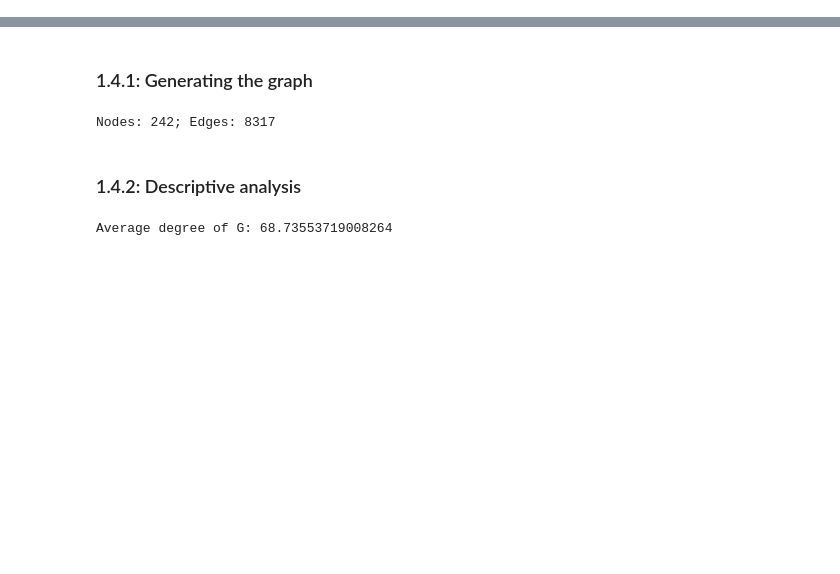
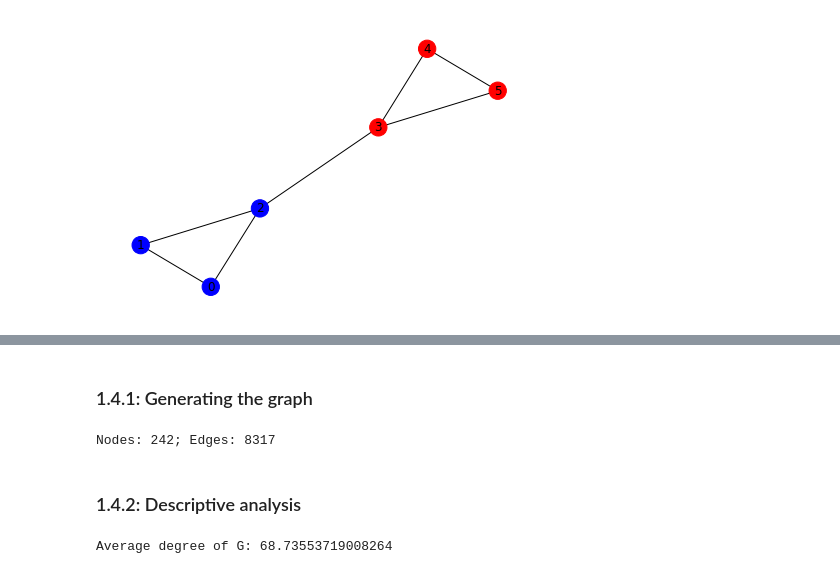
Before and after one commit to nglaze00/ELEC-573, a Jupyter notebook: hw1/hw1.ipynb, the cells around one changed output, grey strips where cells are left out. Drawn from its saved outputs; the diff is of its cells as text; code cells hidden in the pictures; blank space fills up the shorter version.

```diff
--- a/hw1/hw1.ipynb
+++ b/hw1/hw1.ipynb
@@ -9,0 +116,43 @@ plt.style.use('openstax')
+# %%
+# clustering methods
+
+def mod_max_clustering(G):
+
+    # compute modularity matrix
+    d = np.array([d_i for (i, d_i) in G.degree()])
+
+    n_edges = len(G.edges)
+
+    B = A - np.outer(d, d) / (2 * n_edges)
+
+    # get leading e-vector
+    w, v = np.linalg.eig(B)
+    w_max_idx = np.argsort(w)[-1]
+    v_max = v[:, w_max_idx]
+
+    return v_max >= 0 # binary
+
+def spectral_clustering(G):
+
+    # compute Laplacian
+    d = np.array([d_i for (i, d_i) in G.degree()])
+    D = np.diag(d)
+    L = D - A
+
+    # get second-smallest e-vector
+    w, v = np.linalg.eig(L)
+    w2_idx = np.argsort(w)[1]
+    v2 = v[:, w2_idx]
+
+    return v2 >= 0 # binary
+
+def draw_clusters(G, cluster_func):
+    clusters = ["blue" if x else "red" for x in cluster_func(G)]
+    nx.draw(G, node_color=clusters, with_labels=True)
+# %%
+# Modularity maximization clustering
+draw_clusters(G, mod_max_clustering)
+
+# these clusters make sense intuitively -- the 2-3 edge is a local bridge connecting the clusters
+# %% [output]
+[figure, added]
```
Also changed, not shown: parts of 34 cells of this notebook, 2 other files.
